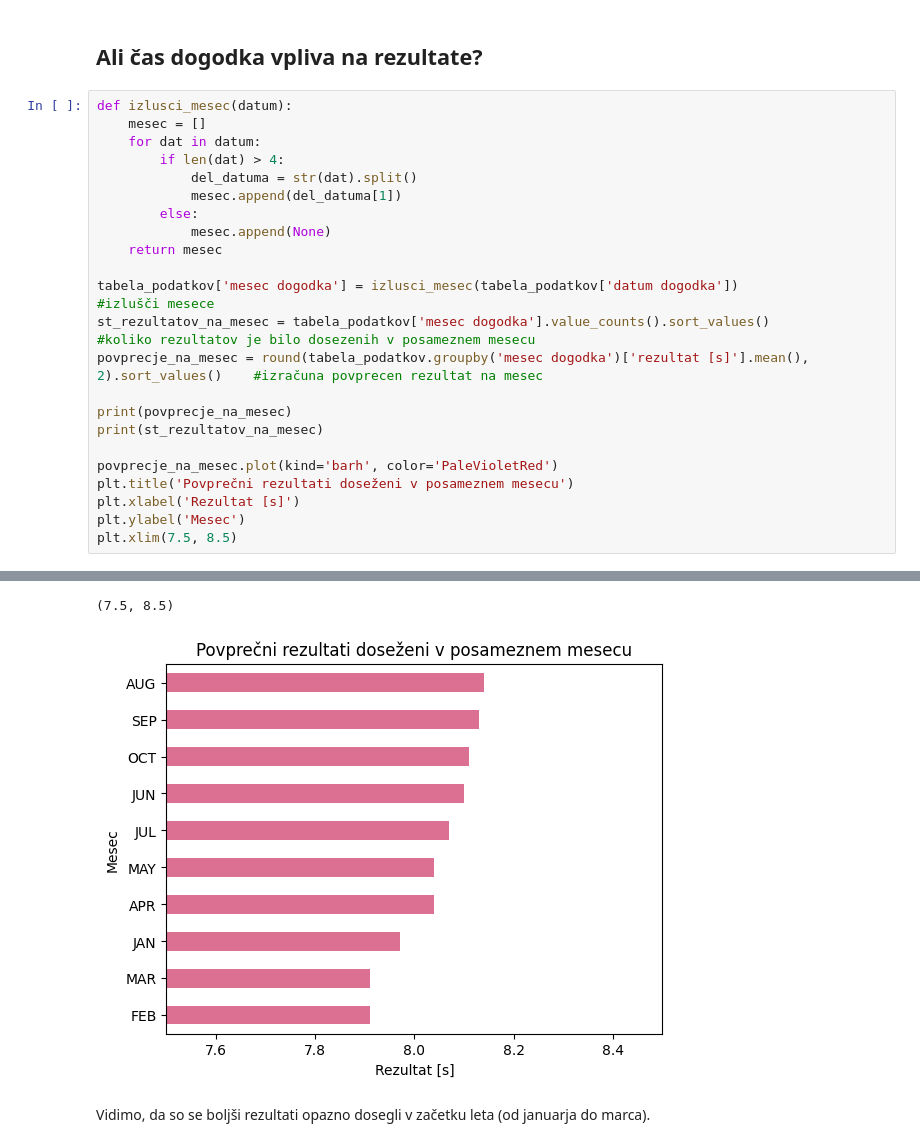
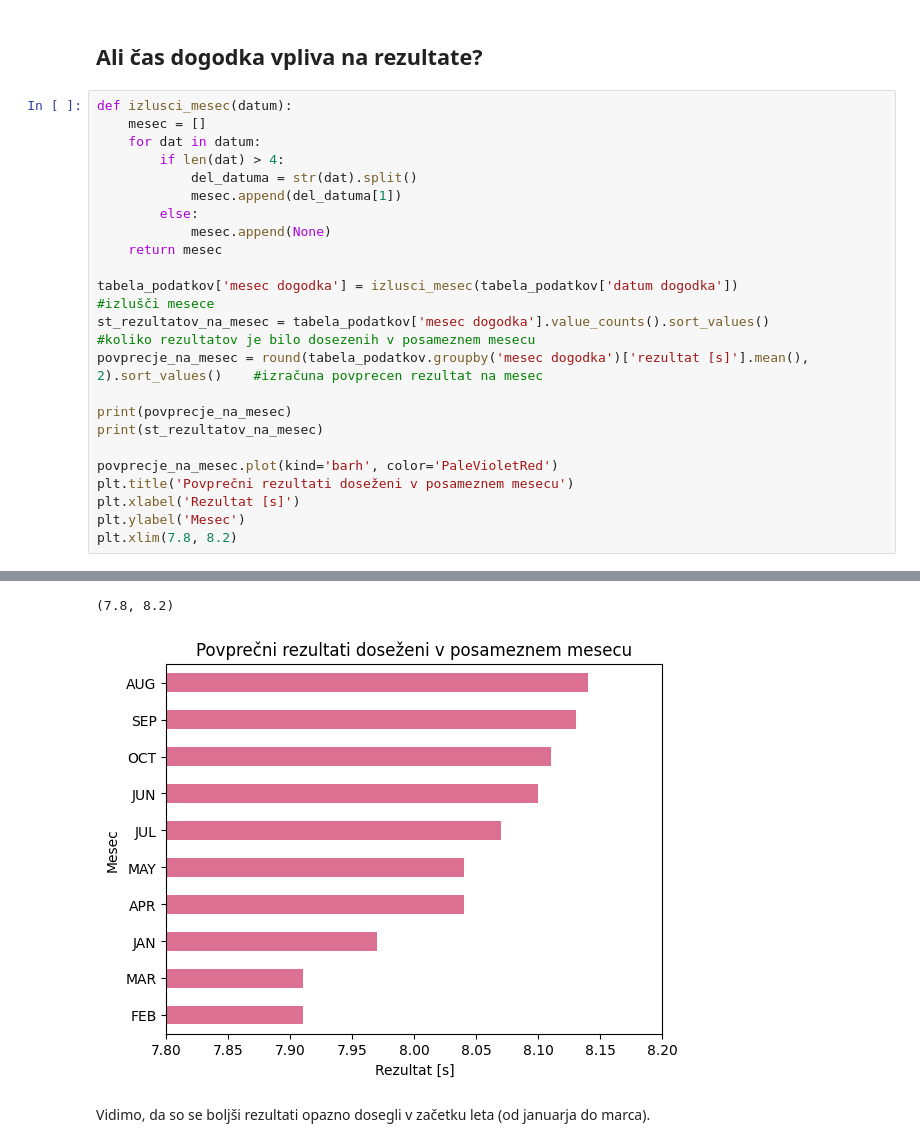
Before and after one commit to sarapolajnar/Projektna-naloga-UVP, a Jupyter notebook: analiza.ipynb, the cells around one changed output, grey strips where cells are left out. Saved outputs shown, nothing was run; the diff lists cells and outputs as text.

```diff
--- a/analiza.ipynb
+++ b/analiza.ipynb
@@ -211,36 +211,36 @@ def izlusci_mesec(datum):
 
 tabela_podatkov['mesec dogodka'] = izlusci_mesec(tabela_podatkov['datum dogodka'])                              #izlušči mesece
 st_rezultatov_na_mesec = tabela_podatkov['mesec dogodka'].value_counts().sort_values()                          #koliko rezultatov je bilo dosezenih v posameznem mesecu
 povprecje_na_mesec = round(tabela_podatkov.groupby('mesec dogodka')['rezultat [s]'].mean(), 2).sort_values()    #izračuna povprecen rezultat na mesec
 
 print(povprecje_na_mesec)
 print(st_rezultatov_na_mesec)
 
 povprecje_na_mesec.plot(kind='barh', color='PaleVioletRed')
 plt.title('Povprečni rezultati doseženi v posameznem mesecu')
 plt.xlabel('Rezultat [s]')
 plt.ylabel('Mesec')
-plt.xlim(7.5, 8.5)
+plt.xlim(7.8, 8.2)
 # %% [output]
 mesec dogodka
 FEB    7.91
 MAR    7.91
 JAN    7.97
 APR    8.04
 MAY    8.04
 JUL    8.07
 JUN    8.10
 OCT    8.11
 SEP    8.13
 AUG    8.14
 Name: rezultat [s], dtype: float64
 ... (8 lines left out)
 MAR     781
 JAN    3614
 FEB    4548
 Name: count, dtype: int64
-(7.5, 8.5)
+(7.8, 8.2)
-[figure, old version]
+[figure, new version]
 # %% [markdown]
 Vidimo, da so se boljši rezultati opazno dosegli v začetku leta (od januarja do marca).
 # %% [markdown]
```
Also changed, not shown: parts of 4 cells of this notebook.
